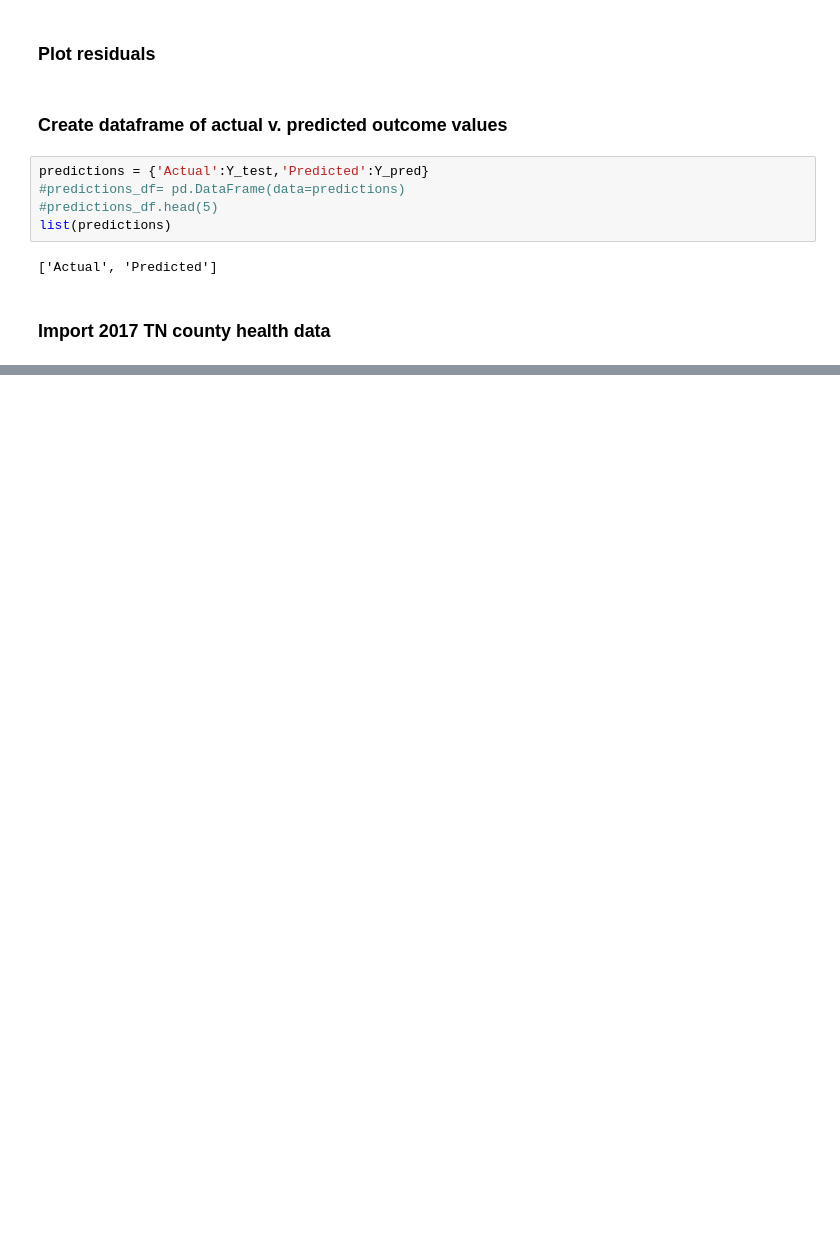
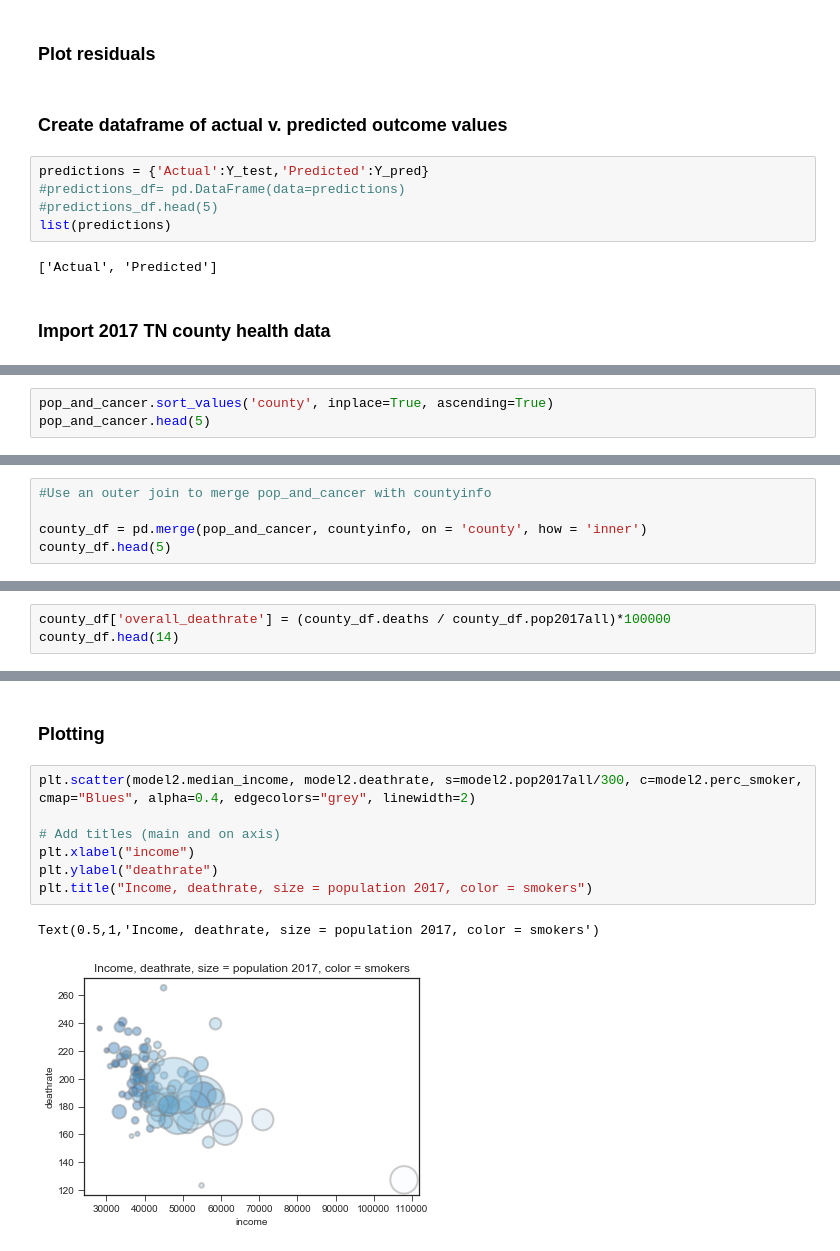
Before and after one commit to ibutera/vanderbilt-aspire-data-essentials, a Jupyter notebook: First Notebook.ipynb, the cells around one changed output, grey strips where cells are left out. Saved outputs shown, nothing was run; the diff lists cells and outputs as text; blank space fills up the shorter version.

```diff
--- a/First Notebook.ipynb
+++ b/First Notebook.ipynb
@@ -773,0 +833,3 @@ countyinfo.head(5)
+# %%
+pop_and_cancer.sort_values('county', inplace=True, ascending=True)
+pop_and_cancer.head(5)
@@ -773,0 +846,5 @@ countyinfo.head(5)
+# %%
+#Use an outer join to merge pop_and_cancer with countyinfo
+
+county_df = pd.merge(pop_and_cancer, countyinfo, on = 'county', how = 'inner')
+county_df.head(5)
@@ -773,0 +882,3 @@ countyinfo.head(5)
+# %%
+county_df['overall_deathrate'] = (county_df.deaths / county_df.pop2017all)*100000
+county_df.head(14)
@@ -773,0 +1107,12 @@ countyinfo.head(5)
+# %% [markdown]
+### Plotting
+# %%
+plt.scatter(model2.median_income, model2.deathrate, s=model2.pop2017all/300, c=model2.perc_smoker, cmap="Blues", alpha=0.4, edgecolors="grey", linewidth=2)
+
+# Add titles (main and on axis)
+plt.xlabel("income")
+plt.ylabel("deathrate")
+plt.title("Income, deathrate, size = population 2017, color = smokers")
+# %% [output]
+Text(0.5,1,'Income, deathrate, size = population 2017, color = smokers')
+[figure, added]
```
Also changed, not shown: parts of 50 cells of this notebook.
